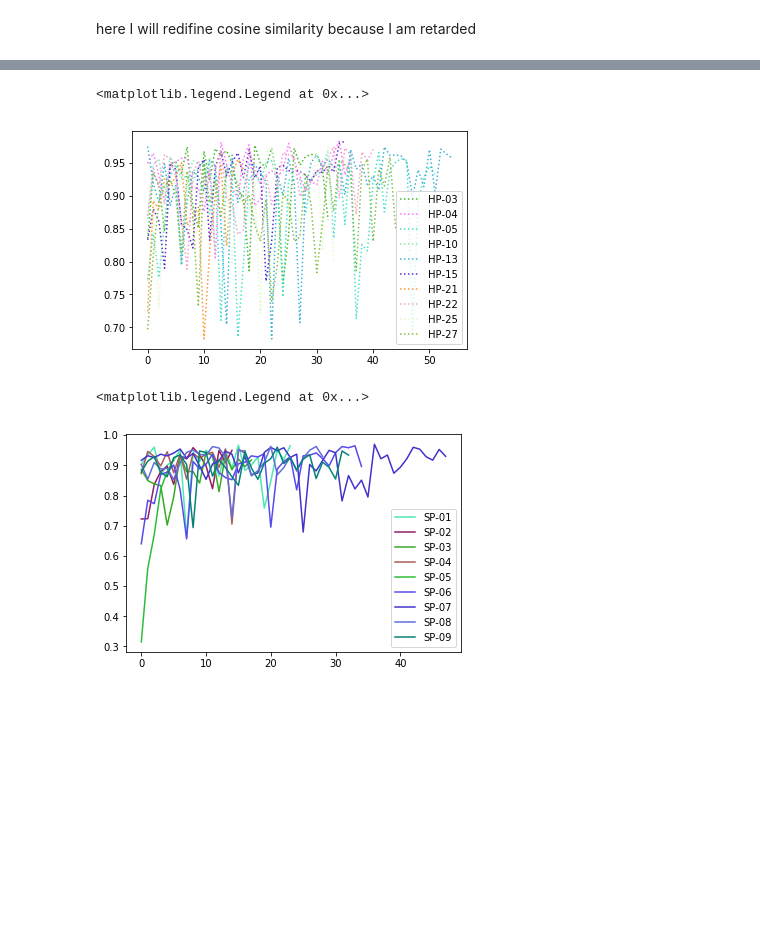
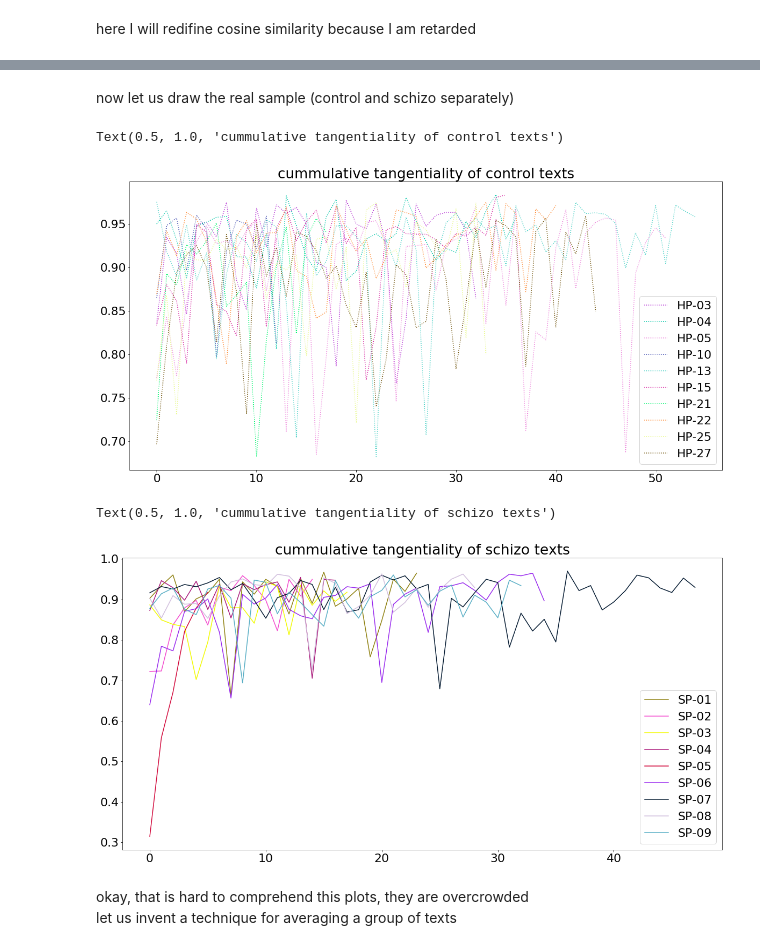
Before and after one commit to flying-bear/modeling_schizo, a Jupyter notebook: modeling_schizo.ipynb, the cells around one changed output, grey strips where cells are left out. Cells and saved outputs as stored; diff of their text form; code cells hidden in the pictures; blank space fills up the shorter version.

```diff
--- a/modeling_schizo.ipynb
+++ b/modeling_schizo.ipynb
@@ -358,6 +365,8 @@ def get_file_clause_vectors(file):
             try:
                 clause_array.append(model.wv[word.lower()])
             except KeyError:
+                with open('words_not_found.txt', 'a', encoding='utf-8') as f:
+                    f.write(word)
                 continue
         clause_vector = nx.mean(clause_array, axis=0)
         file_array.append(clause_vector)
@@ -399,7 +408,7 @@ def cos_sim(v1, v2):
     </li>
 </ul>
 # %%
-def tangentiality_array_1(file):
+def cummulative_tangentiality_array(file):
     file_clause_vectors = get_file_clause_vectors(file)
     file_sim = []
     for i in range(len(file_clause_vectors)-1):
@@ -409,5 +420,6 @@ def tangentiality_array_1(file):
 # %%
-file = [['я','ненавидеть'],['совершить','самоубийство'], ['отчуждение'], ['пирожок','очень','вкусный'], ['смерть','искусство']]
-file_sim = tangentiality_array_1(file)
+file = [['я','ненавидеть'],['совершить','самоубийство'], ['отчуждение'], ['пирожок','очень','вкусный'], ['смерть','искусство'], ['в','отчаяние','глубокий']]
+file_sim = cummulative_tangentiality_array(file)
 plt.plot(range(len(file_sim)),file_sim)
+plt.title(label='example plot for cummulative tagentiality')
 # %% [output]
@@ -430,18 +444,27 @@ def random_color():
+# %% [markdown]
+now let us draw the real sample (control and schizo separately)
 # %%
 for filename in sample['control']:
     file = sample['control'][filename]
-    file_sim = tangentiality_array_1(file)
-    plt.plot(range(len(file_sim)), file_sim, random_color(), label=filename, linestyle=':')
+    file_sim = cummulative_tangentiality_array(file)
+    plt.plot(range(len(file_sim)), file_sim, color=random_color(), label=filename, linestyle=':')
 plt.legend()
+plt.rcParams.update({'font.size': 22, 'figure.figsize':[20,10]})
+plt.title(label='cummulative tangentiality of control texts')
 # %% [output]
-<matplotlib.legend.Legend at 0x...>
+Text(0.5, 1.0, 'cummulative tangentiality of control texts')
-[figure, old version]
+[figure, new version]
 # %%
 for filename in sample['schizo']:
     file = sample['schizo'][filename]
-    file_sim = tangentiality_array_1(file)
+    file_sim = cummulative_tangentiality_array(file)
     plt.plot(range(len(file_sim)),file_sim, random_color(), label=filename, linestyle='-')
 plt.legend()
+plt.rcParams.update({'font.size': 22, 'figure.figsize':[20,10]})
+plt.title(label='cummulative tangentiality of schizo texts')
 # %% [output]
-<matplotlib.legend.Legend at 0x...>
+Text(0.5, 1.0, 'cummulative tangentiality of schizo texts')
-[figure, old version]
+[figure, new version]
+# %% [markdown]
+okay, that is hard to comprehend this plots, they are overcrowded<br>
+let us invent a technique for averaging a group of texts
```
Also changed, not shown: parts of 17 cells of this notebook.
